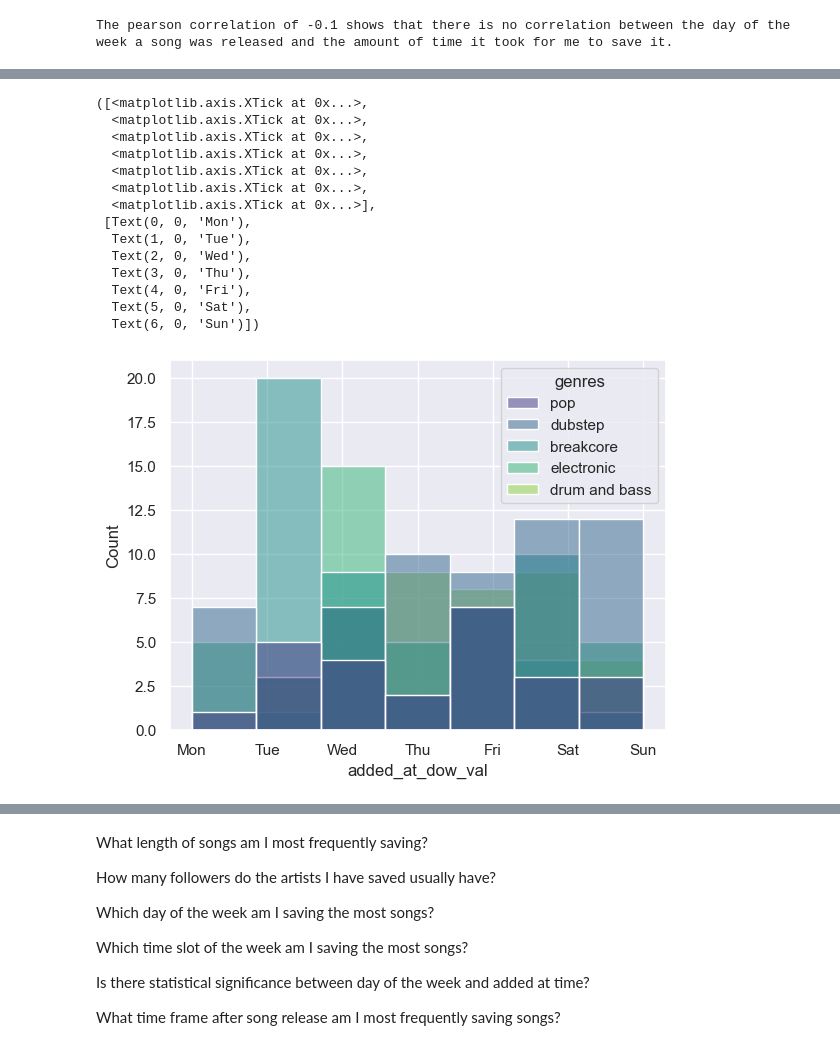
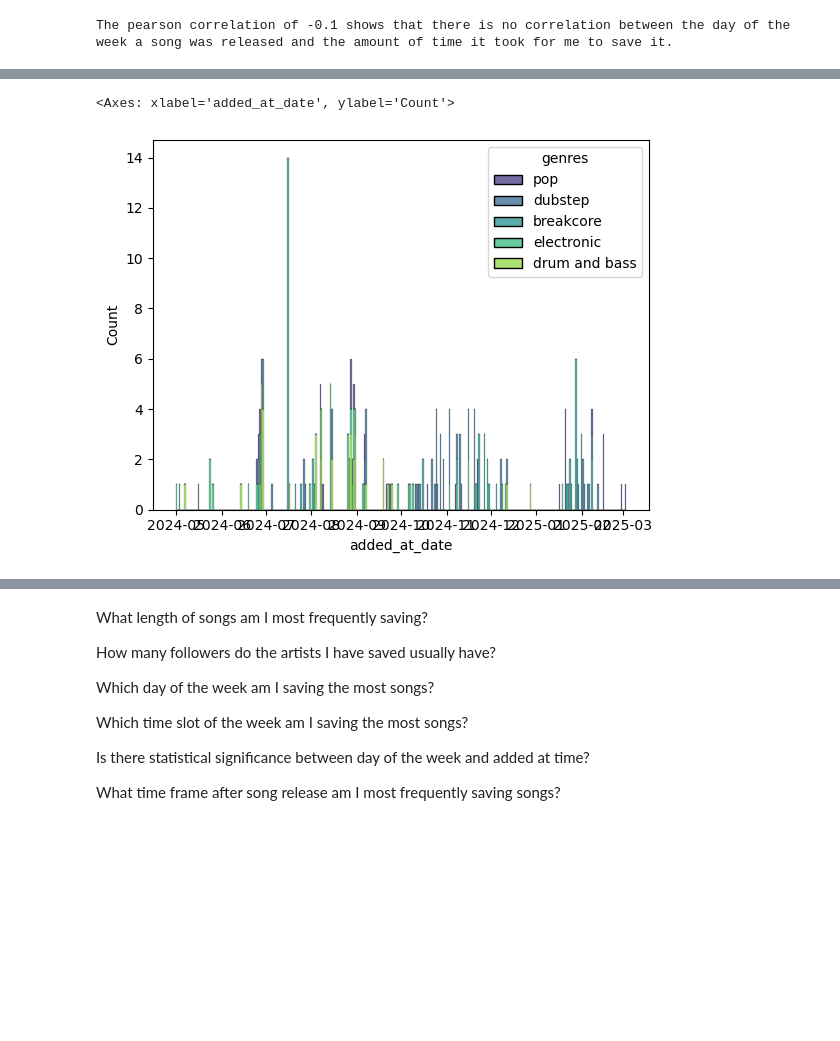
Before and after one commit to jacqhorizon/spotify-data-analysis, a Jupyter notebook: analysis.ipynb, the cells around one changed output, grey strips where cells are left out. Cells and saved outputs as stored; diff of their text form; code cells hidden in the pictures; blank space fills up the shorter version.

```diff
--- a/analysis.ipynb
+++ b/analysis.ipynb
@@ -285,22 +414,9 @@ top_songs_by_genre.head()
 # %%
-sns.histplot(data=top_songs_by_genre, x='added_at_dow_val', hue='genres', palette='viridis',bins=7)
-plt.xticks(ticks=range(7), labels=['Mon', 'Tue', 'Wed', 'Thu', 'Fri', 'Sat', 'Sun'])
+sns.histplot(data=top_songs_by_genre, x='added_at_date', hue='genres', palette='viridis', multiple='stack')
+# plt.xticks(ticks=range(7), labels=['Mon', 'Tue', 'Wed', 'Thu', 'Fri', 'Sat', 'Sun'])
 # %% [output]
-([<matplotlib.axis.XTick at 0x...>,
-  <matplotlib.axis.XTick at 0x...>,
-  <matplotlib.axis.XTick at 0x...>,
-  <matplotlib.axis.XTick at 0x...>,
-  <matplotlib.axis.XTick at 0x...>,
-  <matplotlib.axis.XTick at 0x...>,
-  <matplotlib.axis.XTick at 0x...>],
- [Text(0, 0, 'Mon'),
-  Text(1, 0, 'Tue'),
-  Text(2, 0, 'Wed'),
-  Text(3, 0, 'Thu'),
-  Text(4, 0, 'Fri'),
-  Text(5, 0, 'Sat'),
-  Text(6, 0, 'Sun')])
+<Axes: xlabel='added_at_date', ylabel='Count'>
-[figure, old version]
+[figure, new version]
 # %%
 sns.histplot(data=merged_df, x='added_at_date', y='track_popularity', palette='viridis')
 # %% [output]
```
Also changed, not shown: parts of 14 cells of this notebook.
